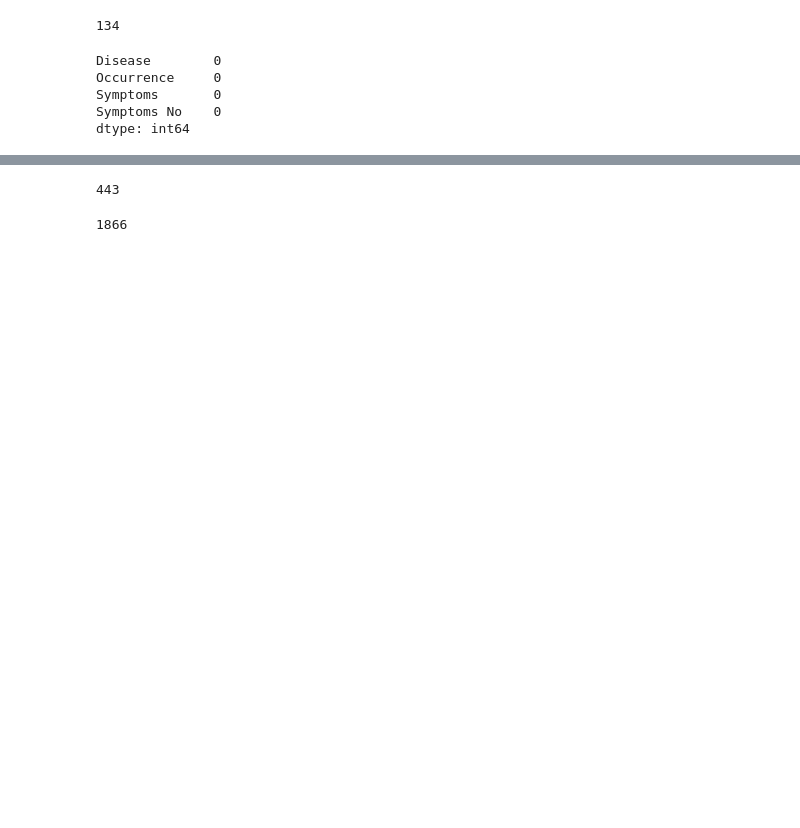
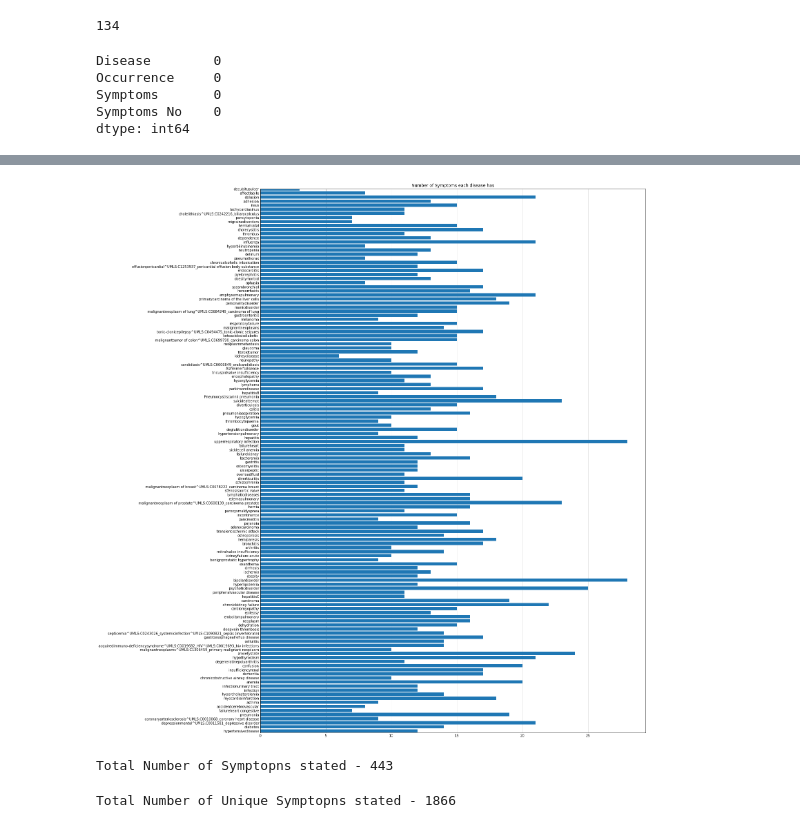
Before and after one commit to teddyoweh/Disease-Data-WebScrape-Analysis, a Jupyter notebook: main.ipynb, the cells around one changed output, grey strips where cells are left out. Saved outputs shown, nothing was run; the diff lists cells and outputs as text; code cells hidden in the pictures; blank space fills up the shorter version.

```diff
--- a/main.ipynb
+++ b/main.ipynb
@@ -114,23 +129,27 @@ ax[1].legend(loc=2)
+# %%
+plotinfo(symptomsno,'Number of Symptoms each disease has')
+# %% [output]
+[figure, added]
 # %%
 def unique(list1):
 
-    # initialize a null list
+
     unique_list = []
 
     # traverse for all elements
     for x in list1:
-        # check if exists in unique_list or not
+
         if x not in unique_list:
             unique_list.append(x)
-    # print list
+
     return unique_list
 
 ccc =[a for a in df['Symptoms']]
-len(unique(','.join(ccc).split(',')))
+print('Total Number of Symptopns stated - {val}'.format(val=len(unique(','.join(ccc).split(',')))))
 # %% [output]
-443
+Total Number of Symptopns stated - 443
 # %%
-len(','.join(ccc).split(','))
+print('Total Number of Unique Symptopns stated - {val}'.format(val=len(','.join(ccc).split(','))))
 # %% [output]
-1866
+Total Number of Unique Symptopns stated - 1866
 # %%
```
Also changed, not shown: parts of 10 cells of this notebook.
